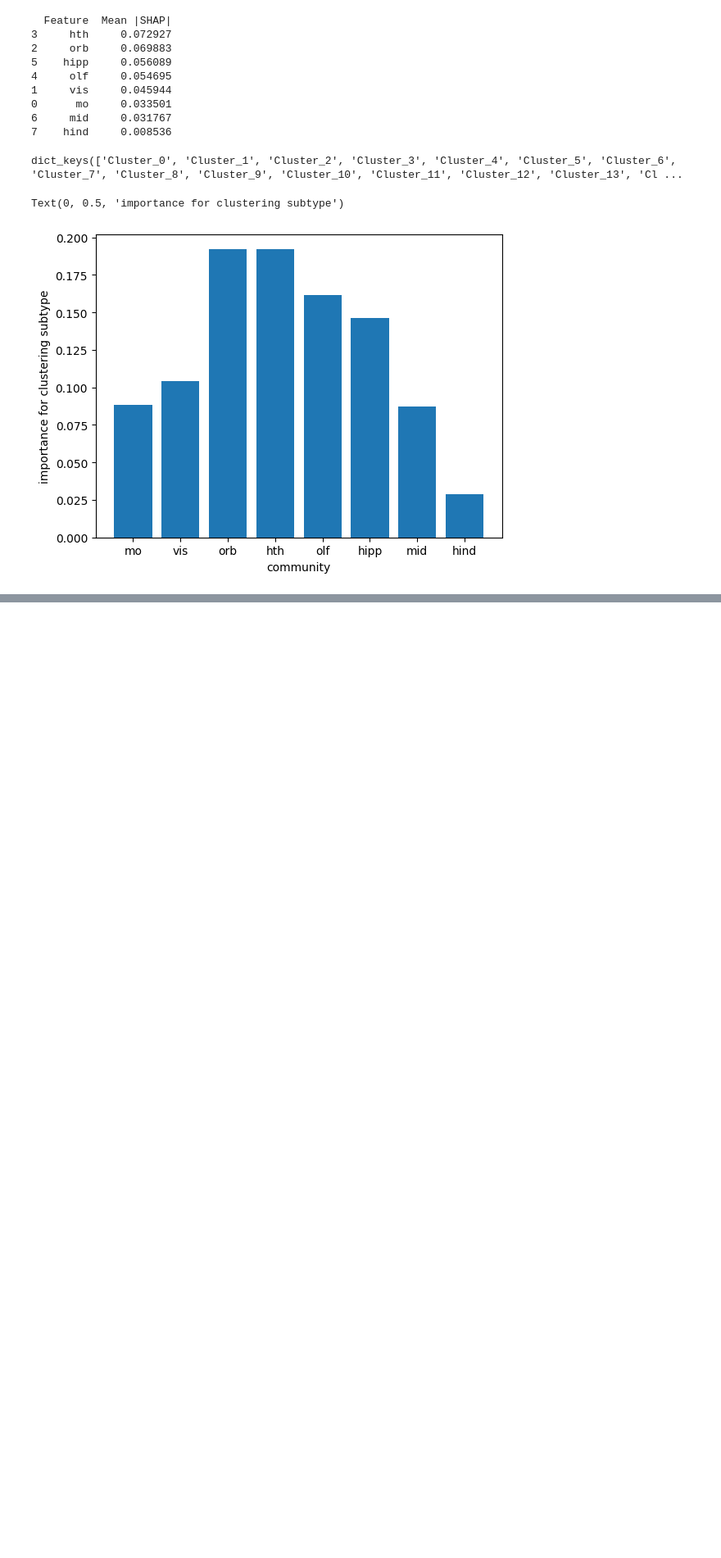
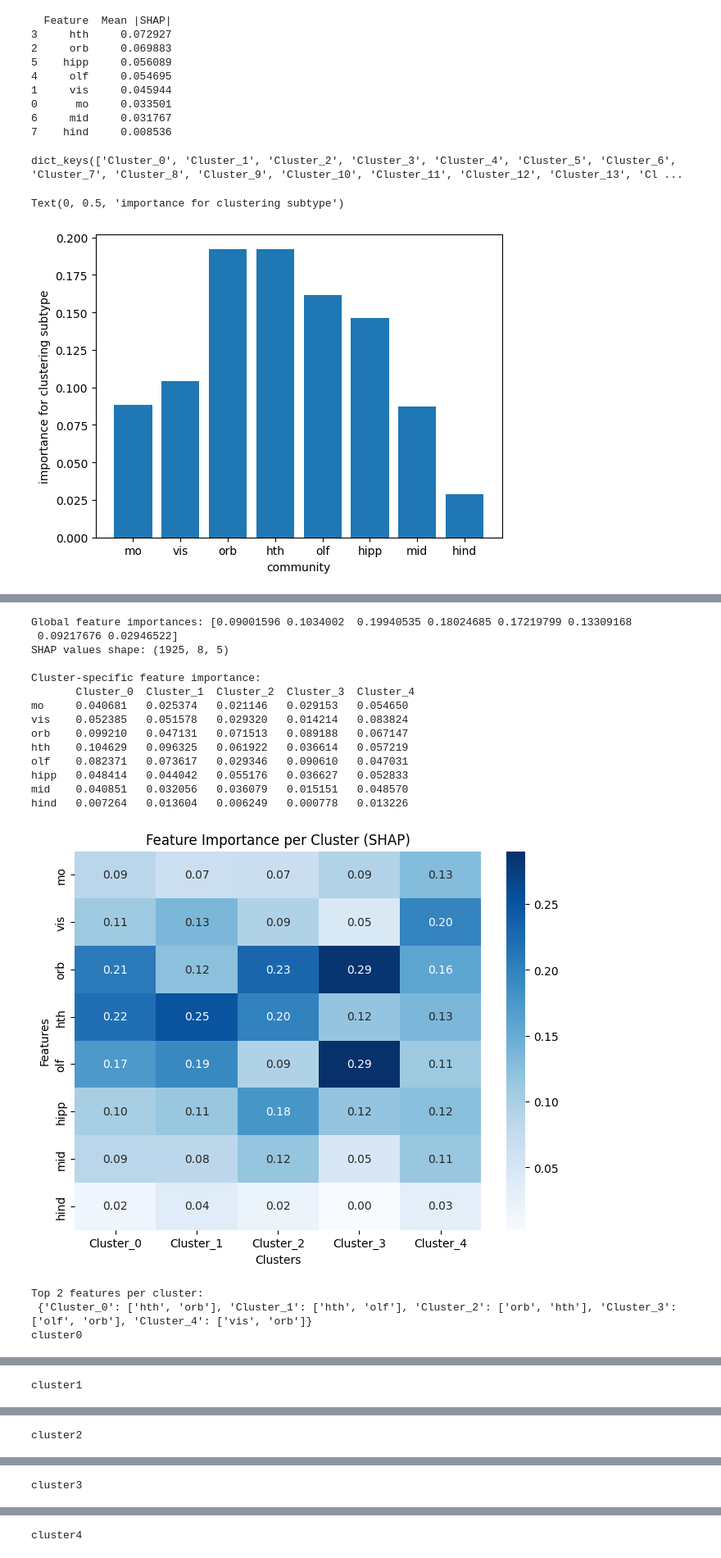
Before and after one commit to csndl-iitd/srg-tes-epilepsy-models, a Jupyter notebook: analysis/notebooks/Analyse Random Forest Cluster.ipynb, the cells around one changed output, grey strips where cells are left out. Shown at 82% size. Drawn from its saved outputs; the diff is of its cells as text; code cells hidden in the pictures; blank space fills up the shorter version.

```diff
--- a/analysis/notebooks/Analyse Random Forest Cluster.ipynb
+++ b/analysis/notebooks/Analyse Random Forest Cluster.ipynb
@@ -201,0 +259,71 @@ Text(0, 0.5, 'importance for clustering subtype')
+# %%
+
+feature_names = comm
+
+# --- 1. Train Random Forest ---
+rf = RandomForestClassifier(n_estimators=500, random_state=42, class_weight="balanced")
+rf.fit(X_all, y_all)
+
+print("Global feature importances:", rf.feature_importances_)
+
+# --- 2. SHAP explainer ---
+explainer = shap.TreeExplainer(rf)
+shap_values = explainer.shap_values(X_all)
+# New behavior: shap_values is shape (n_samples, n_features, n_classes)
+
+print("SHAP values shape:", shap_values.shape)
+
+# --- 3. Convert to per-cluster arrays ---
+# Slice along the last axis to get one array per cluster
+shap_values_list = [shap_values[:,:,i] for i in range(shap_values.shape[2])]
+
+# --- 4. Aggregate SHAP values per cluster ---
+cluster_feature_importance = {}
+for cluster_id, class_shap in enumerate(shap_values_list):
+    mean_abs_shap = np.abs(class_shap).mean(axis=0)  # length = 8 features
+    cluster_feature_importance[f"Cluster_{cluster_id}"] = mean_abs_shap
+
+importance_df = pd.DataFrame(cluster_feature_importance, index=feature_names)
+print("\nCluster-specific feature importance:\n", importance_df)
+
+# --- 5. Normalize per cluster for easier comparison ---
+importance_norm = importance_df.div(importance_df.sum(axis=0), axis=1)
+
+# --- 6. Heatmap visualization ---
+plt.figure(figsize=(8,6))
+sns.heatmap(importance_norm, annot=True, cmap="Blues", fmt=".2f")
+plt.title("Feature Importance per Cluster (SHAP)")
+plt.ylabel("Features")
+plt.xlabel("Clusters")
+plt.show()
+
+# --- 7. Top 2 features per cluster ---
+top_features = {}
+for cluster in importance_df.columns:
+    top_features[cluster] = importance_df[cluster].nlargest(2).index.tolist()
+
+print("\nTop 2 features per cluster:\n", top_features)
+
+# --- 8. Optional: SHAP summary plots for each cluster ---
+for i, class_shap in enumerate(shap_values_list):
+    print(f'cluster{i}')
+    shap.summary_plot(class_shap, X_all, feature_names=feature_names)
+# %% [output]
+Global feature importances: [0.09001596 0.1034002  0.19940535 0.18024685 0.17219799 0.13309168
+ 0.09217676 0.02946522]
+SHAP values shape: (1925, 8, 5)
+
+Cluster-specific feature importance:
+       Cluster_0  Cluster_1  Cluster_2  Cluster_3  Cluster_4
+mo     0.040681   0.025374   0.021146   0.029153   0.054650
+vis    0.052385   0.051578   0.029320   0.014214   0.083824
+orb    0.099210   0.047131   0.071513   0.089188   0.067147
+hth    0.104629   0.096325   0.061922   0.036614   0.057219
+olf    0.082371   0.073617   0.029346   0.090610   0.047031
+hipp   0.048414   0.044042   0.055176   0.036627   0.052833
+mid    0.040851   0.032056   0.036079   0.015151   0.048570
+hind   0.007264   0.013604   0.006249   0.000778   0.013226
+[figure, added]
+Top 2 features per cluster:
+ {'Cluster_0': ['hth', 'orb'], 'Cluster_1': ['hth', 'olf'], 'Cluster_2': ['orb', 'hth'], 'Cluster_3': ['olf', 'orb'], 'Cluster_4': ['vis', 'orb']}
+cluster0
@@ -201,0 +331 @@ Text(0, 0.5, 'importance for clustering subtype')
+cluster1
@@ -201,0 +333 @@ Text(0, 0.5, 'importance for clustering subtype')
+cluster2
@@ -201,0 +335 @@ Text(0, 0.5, 'importance for clustering subtype')
+cluster3
@@ -201,0 +337 @@ Text(0, 0.5, 'importance for clustering subtype')
+cluster4
```
Also changed, not shown: parts of 13 cells of this notebook, 1 other file.
